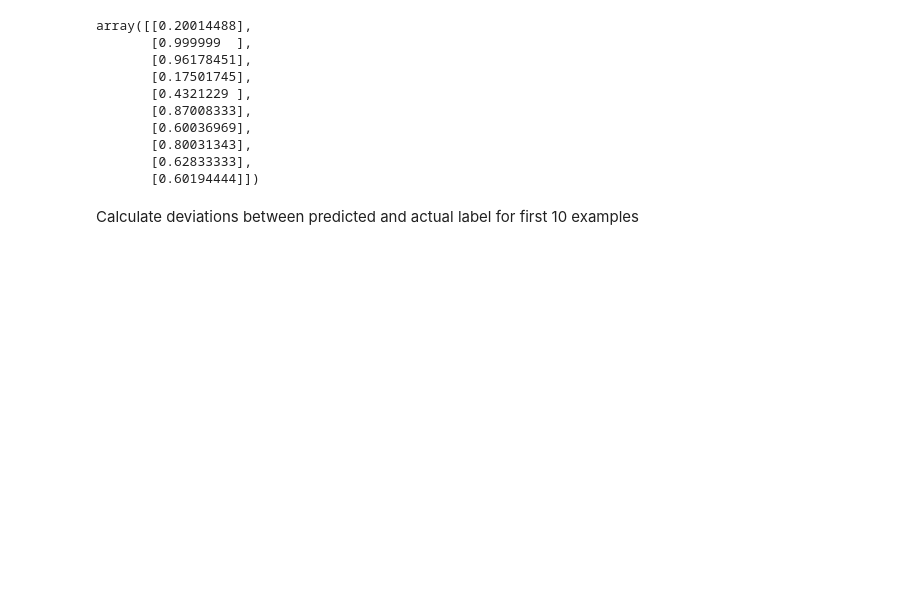
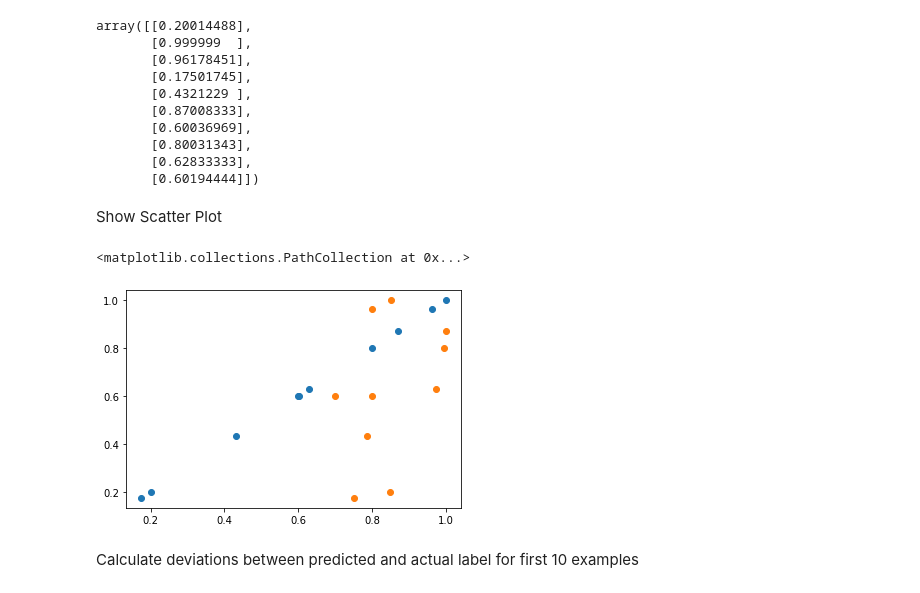
Before and after one commit to marieroth/DataScienceSS22, a Jupyter notebook: REGRESSION_TASK3.ipynb, the cells around one changed output. Drawn from its saved outputs; the diff is of its cells as text; code cells hidden in the pictures; blank space fills up the shorter version.

```diff
--- a/REGRESSION_TASK3.ipynb
+++ b/REGRESSION_TASK3.ipynb
@@ -115,6 +119,21 @@ array([[0.20014488],
        [0.80031343],
        [0.62833333],
        [0.60194444]])
+# %% [markdown]
+Show Scatter Plot
+# %%
+x = validation_label[0:10]
+y = ypred[0:10]
+
+plt.scatter(x,y)
+
+xx = train_label[0:10]
+yy = ypred[0:10]
+
+plt.scatter(xx,yy)
+# %% [output]
+<matplotlib.collections.PathCollection at 0x...>
+[figure, added]
 # %% [markdown]
 Calculate deviations between predicted and actual label for first 10 examples
 # %%
```
Also changed, not shown: parts of 7 cells of this notebook.
